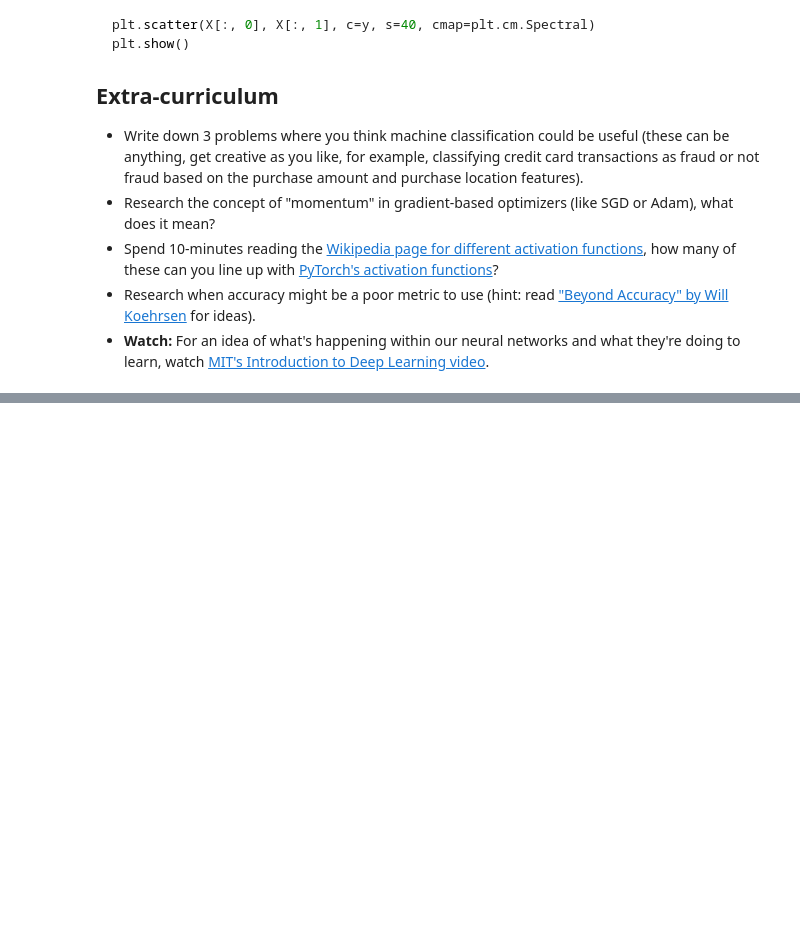
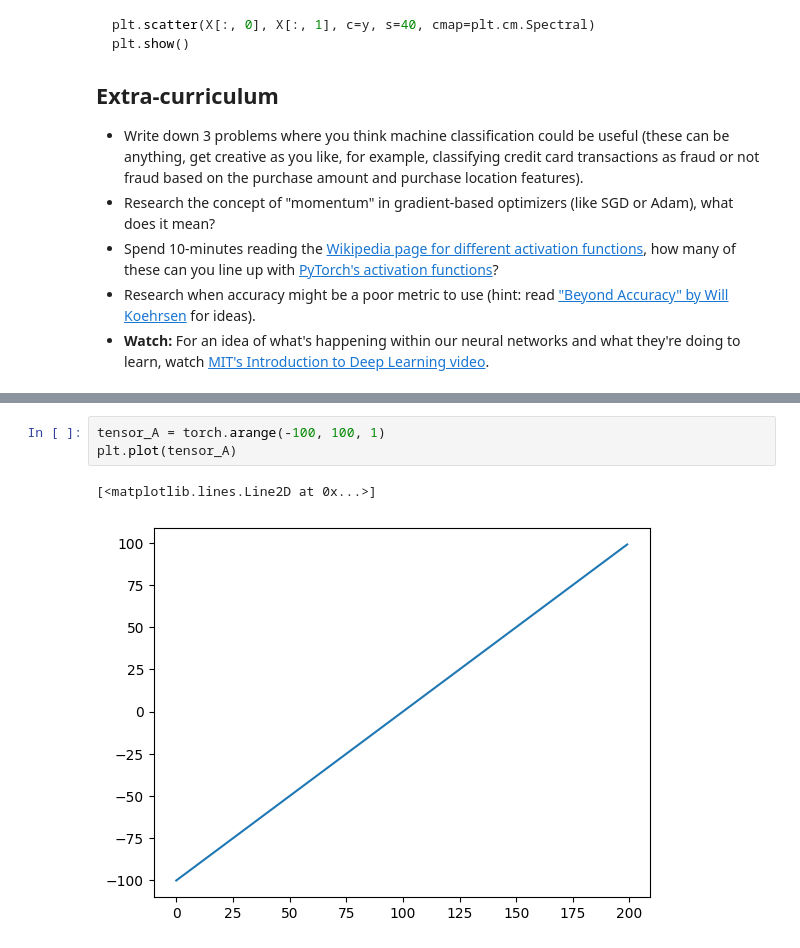
Before and after one commit to deborahambelo/pytorch, a Jupyter notebook: 02_pytorch_classification.ipynb, the cells around one changed output, grey strips where cells are left out. Drawn from its saved outputs; the diff is of its cells as text; blank space fills up the shorter version.

```diff
--- a/02_pytorch_classification.ipynb
+++ b/02_pytorch_classification.ipynb
@@ -1938,0 +2159,6 @@ print(type(X))
+# %%
+tensor_A = torch.arange(-100, 100, 1)
+plt.plot(tensor_A)
+# %% [output]
+[<matplotlib.lines.Line2D at 0x...>]
+[figure, added]
```
Also changed, not shown: parts of 52 cells of this notebook.
